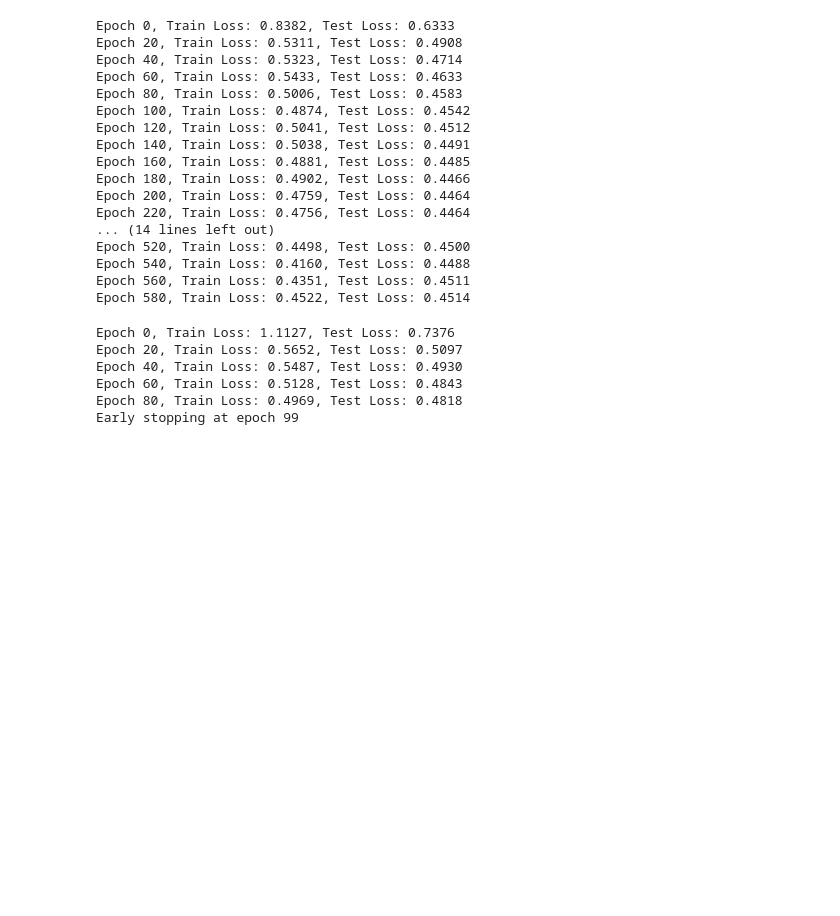
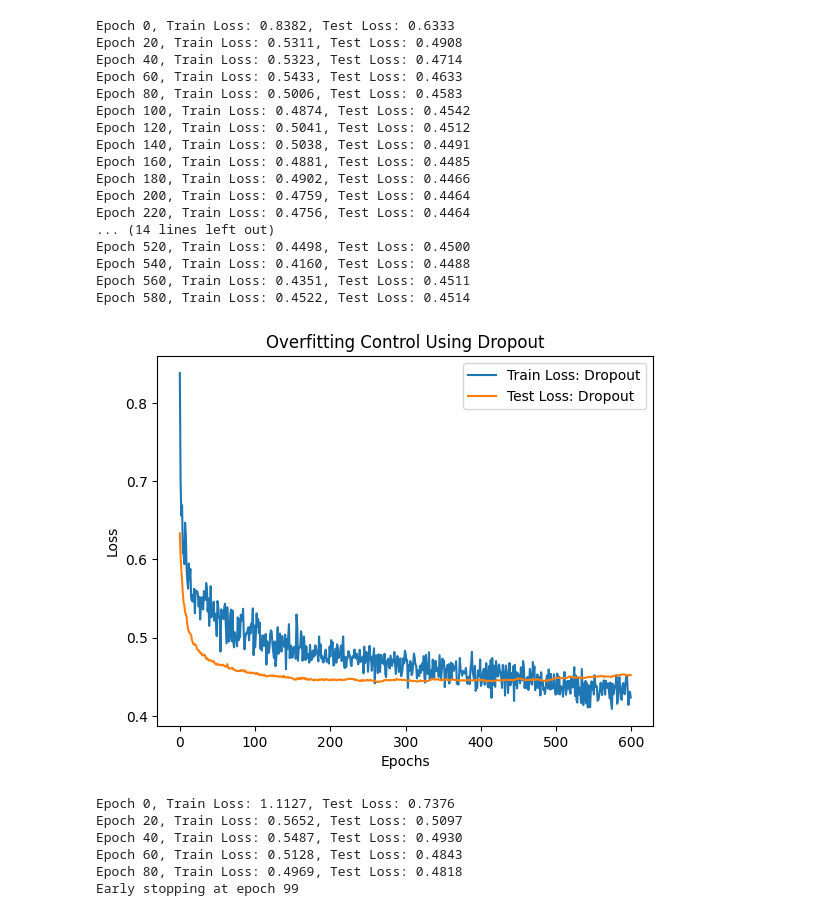
Before and after one commit to HiraNawaz2415/DL-Assignment-1, a Jupyter notebook: Underfitting.ipynb, the cells around one changed output. Cells and saved outputs as stored; diff of their text form; code cells hidden in the pictures; blank space fills up the shorter version.

```diff
--- a/Underfitting.ipynb
+++ b/Underfitting.ipynb
@@ -257,6 +268,16 @@ Epoch 520, Train Loss: 0.4498, Test Loss: 0.4500
 Epoch 540, Train Loss: 0.4160, Test Loss: 0.4488
 Epoch 560, Train Loss: 0.4351, Test Loss: 0.4511
 Epoch 580, Train Loss: 0.4522, Test Loss: 0.4514
+# %%
+plt.plot(train2, label="Train Loss: Dropout")
+plt.plot(test2, label="Test Loss: Dropout")
+plt.xlabel("Epochs")
+plt.ylabel("Loss")
+plt.title("Overfitting Control Using Dropout")
+plt.legend()
+plt.show()
+# %% [output]
+[figure, added]
 # %%
 # -----------------------------
 # 12. STEP 3: TRAIN WITH DROPOUT + EARLY STOPPING
```
Also changed, not shown: parts of 2 cells of this notebook.
